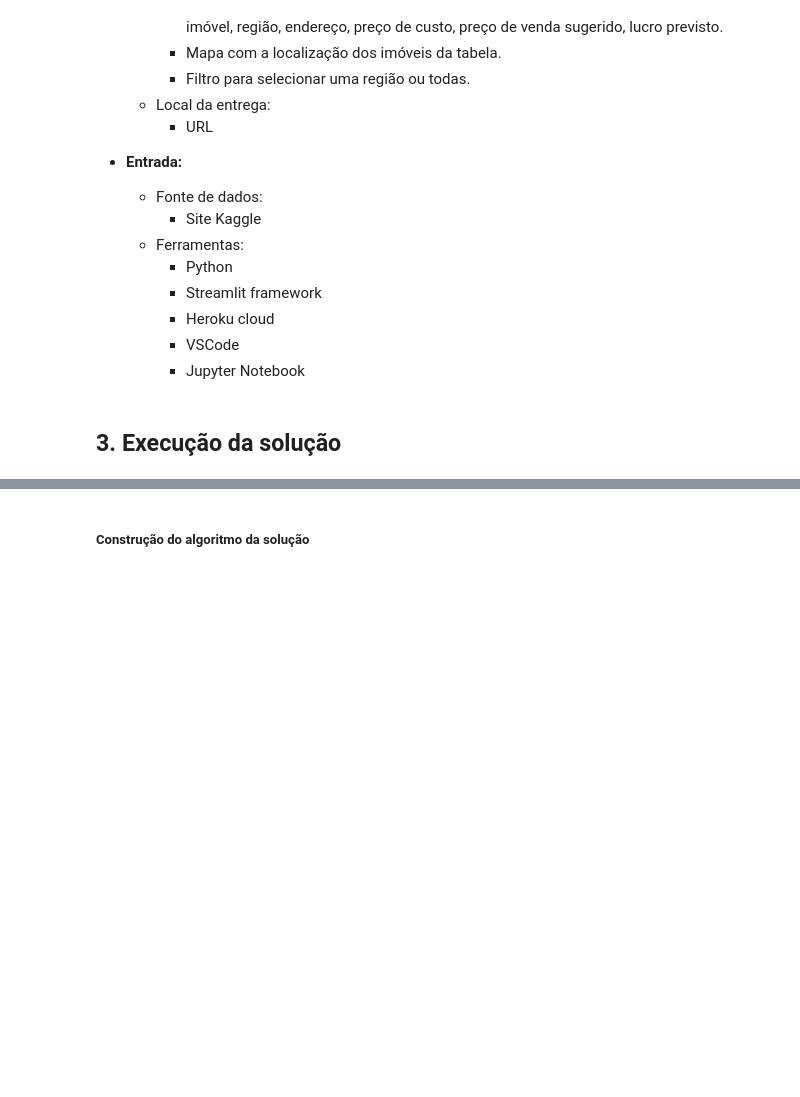
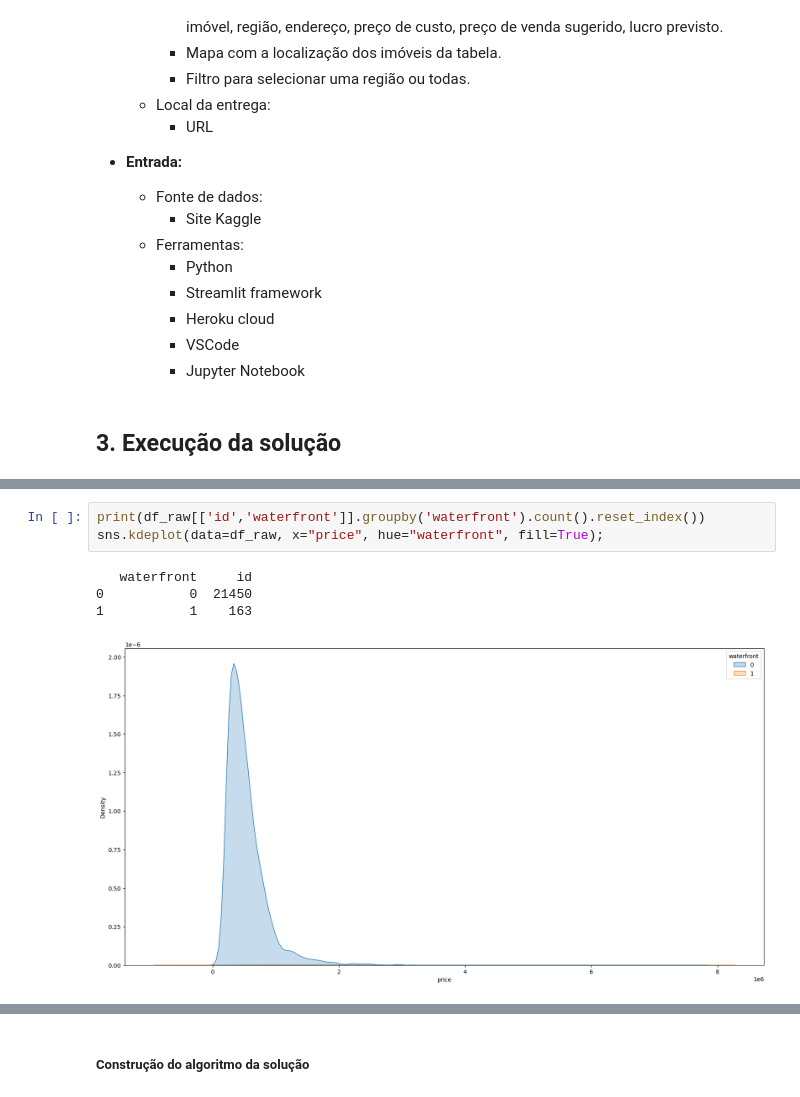
Before and after one commit to dsrodrigovieira/houserocketsales, a Jupyter notebook: notebooks/1.0.rv_house_rocket_sales.ipynb, the cells around one changed output, grey strips where cells are left out. Cells and saved outputs as stored; diff of their text form; blank space fills up the shorter version.

```diff
--- a/notebooks/1.0.rv_house_rocket_sales.ipynb
+++ b/notebooks/1.0.rv_house_rocket_sales.ipynb
@@ -326,0 +221,8 @@ Diferenca percentual: -16.22%
+# %%
+print(df_raw[['id','waterfront']].groupby('waterfront').count().reset_index())
+sns.kdeplot(data=df_raw, x="price", hue="waterfront", fill=True);
+# %% [output]
+   waterfront     id
+0           0  21450
+1           1    163
+[figure, added]
```
Also changed, not shown: parts of 54 cells of this notebook.
